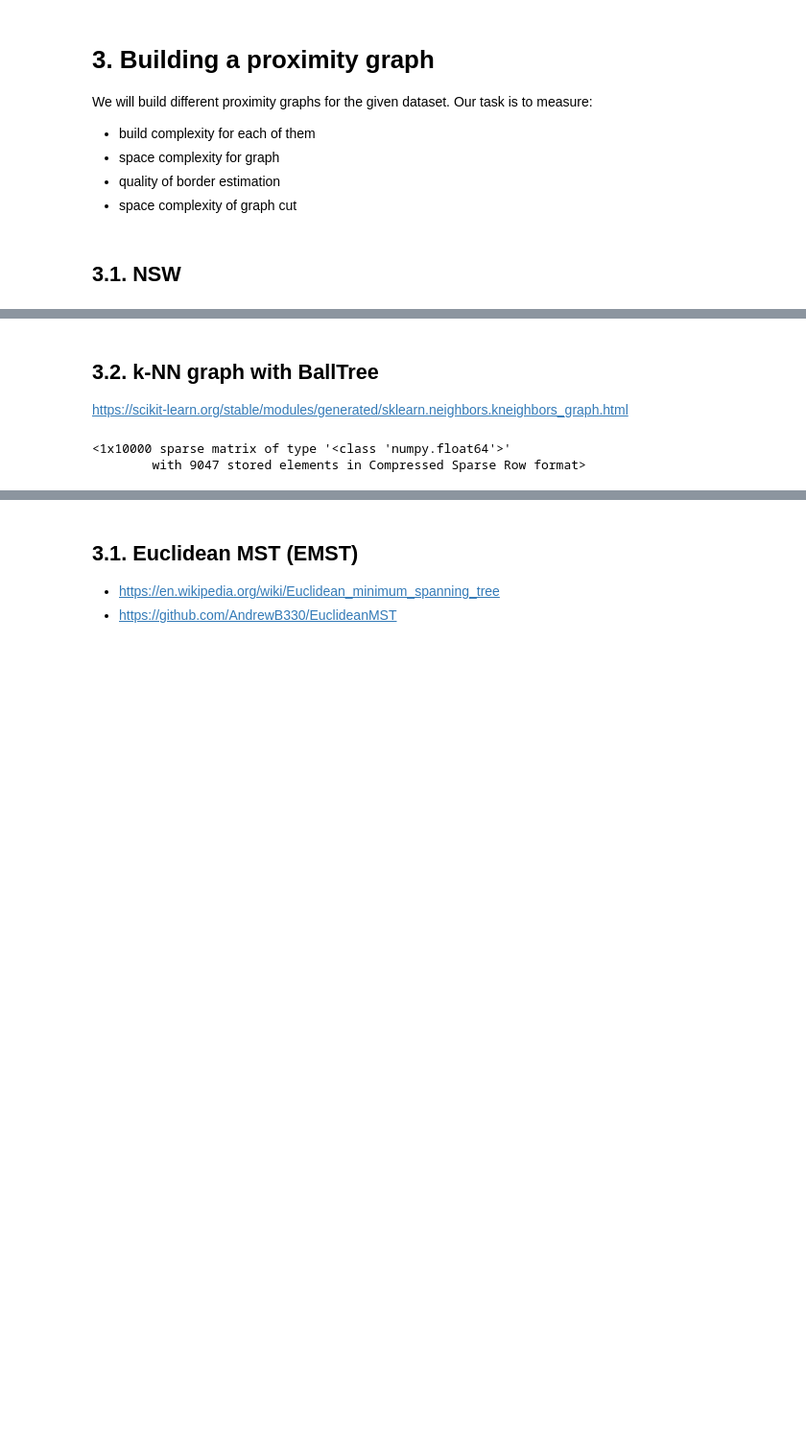
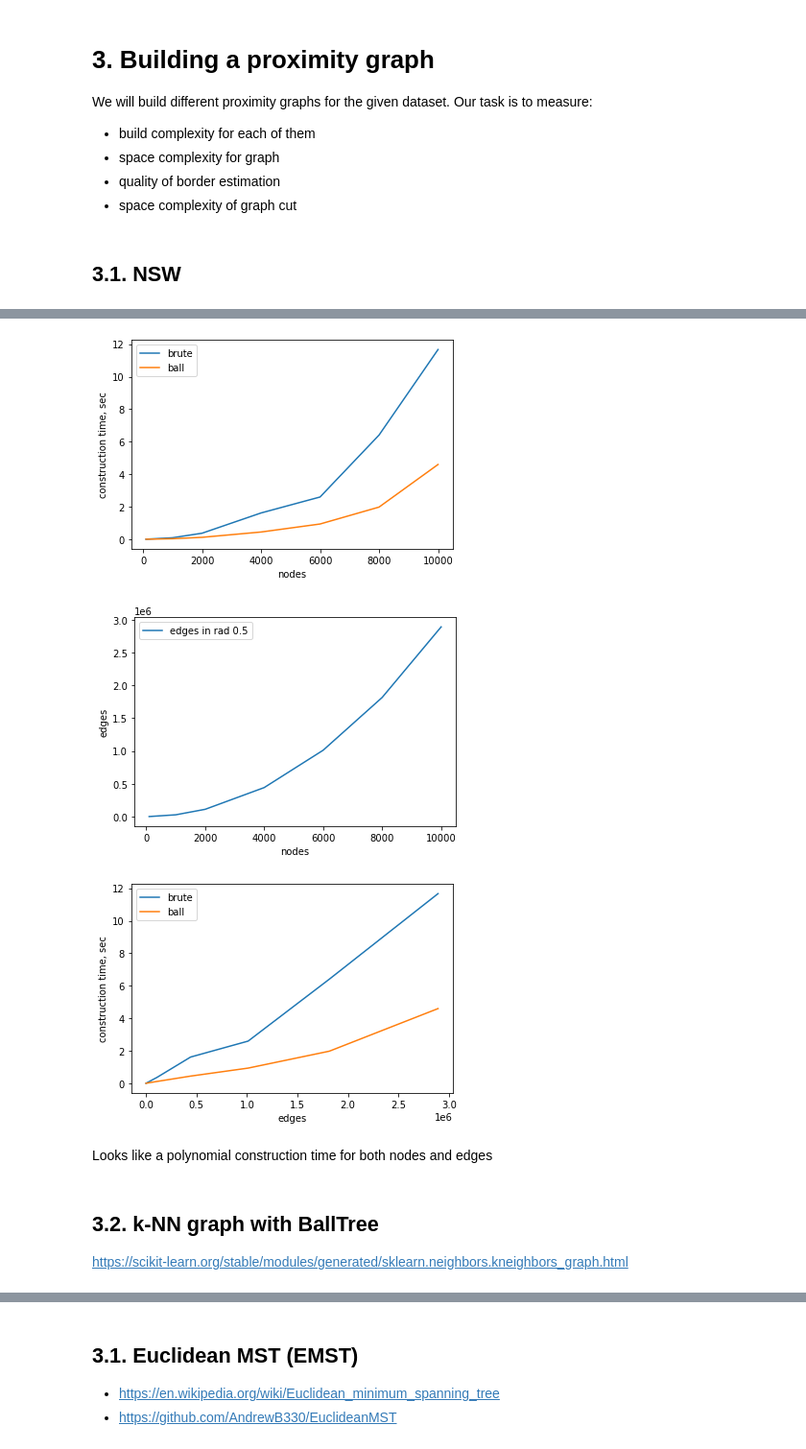
Before and after one commit to IUCVLab/proximity-cut, a Jupyter notebook: notebooks/Border with graphs.ipynb, the cells around one changed output, grey strips where cells are left out. Shown: that part at 96% size. Saved outputs shown, nothing was run; the diff lists cells and outputs as text; code cells hidden in the pictures; blank space fills up the shorter version.

```diff
--- a/notebooks/Border with graphs.ipynb
+++ b/notebooks/Border with graphs.ipynb
@@ -235,0 +235,13 @@ sum(rNG)
+# %%
+from sklearn.neighbors import BallTree
+import time
+
+### Currently, algorithm = 'auto' selects 'brute' if any of the following conditions are verified
+### when D > 15, the intrinsic dimensionality of the data is generally too high for tree-based methods
+print("data\tleaf s.\tconstr. time\tdatashape")
+for datasetsize in [1000, 10000, 50000, 100000, 200000]:
+    for ls in [1, 10, 50, 100]:
+        start = time.time()
+        bt = BallTree(Xprime[:datasetsize], leaf_size=ls)
+        t = time.time() - start
+        print(f'{datasetsize}\t{ls}\t{t:1.6}\t{bt.data.shape}')
@@ -236,3 +329,31 @@ sum(rNG)
+# %%
+# rad 0.5, 4 threads
+plt.plot(sizes, times_brute[2, :, 2], label="brute")
+plt.plot(sizes, times_ball[2, :, 2], label="ball")
+plt.xlabel("nodes")
+plt.ylabel("construction time, sec")
+plt.legend()
+plt.show()
+
+plt.plot(sizes, degrees[2, :, 2], label="edges in rad 0.5")
+plt.xlabel("nodes")
+plt.ylabel("edges")
+plt.legend()
+plt.show()
+
+# rad 0.5, 4 threads
+plt.plot(degrees[2, :, 2], times_brute[2, :, 2], label="brute")
+plt.plot(degrees[2, :, 2], times_ball[2, :, 2], label="ball")
+plt.xlabel("edges")
+plt.ylabel("construction time, sec")
+plt.legend()
+plt.show()
+# %% [output]
+[figure, added]
+[figure, added]
+[figure, added]
+# %% [markdown]
+Looks like a polynomial construction time for both nodes and edges
 # %% [markdown]
 ## 3.2. k-NN graph with BallTree
 https://scikit-learn.org/stable/modules/generated/sklearn.neighbors.kneighbors_graph.html
@@ -242,5 +359,0 @@ kNN = kneighbors_graph(Xprime[:10000], n_neighbors=5)
-# %%
-sum(kNN)
-# %% [output]
-<1x10000 sparse matrix of type '<class 'numpy.float64'>'
-        with 9047 stored elements in Compressed Sparse Row format>
```
Also changed, not shown: parts of 16 cells of this notebook.
